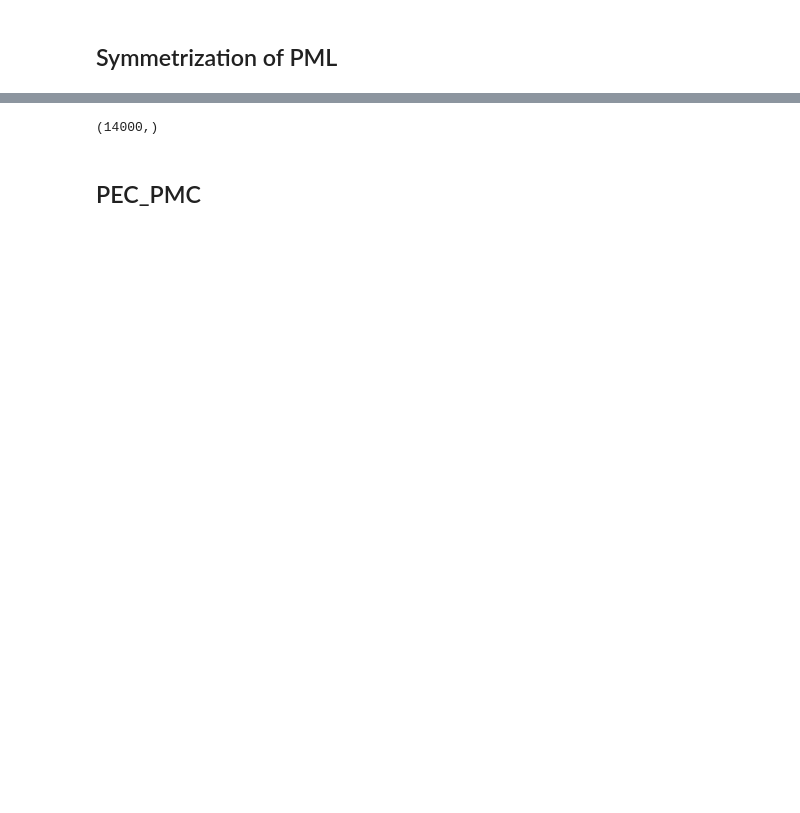
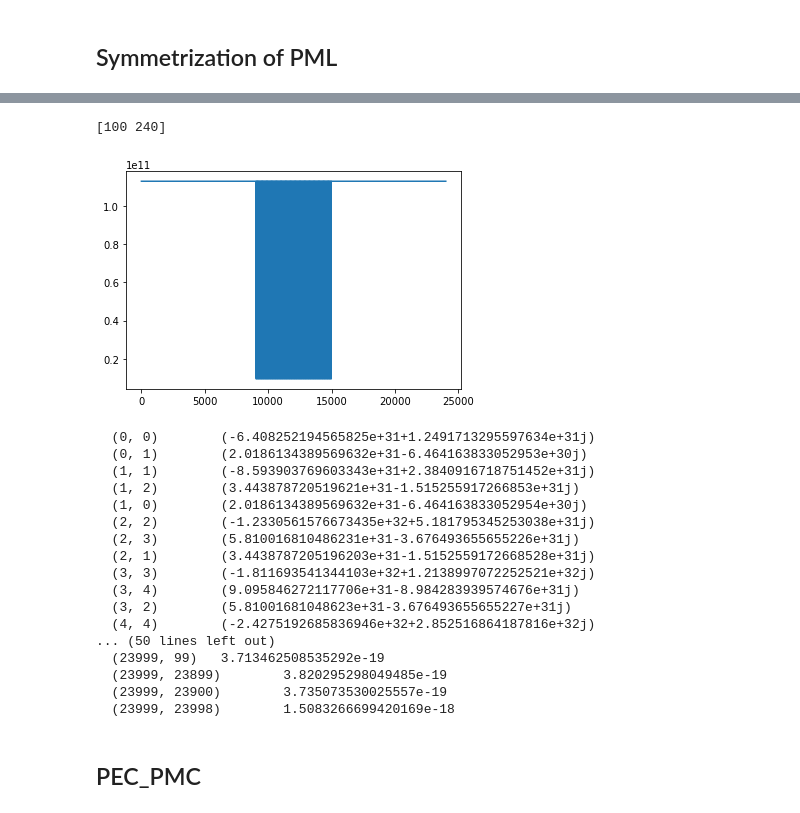
Before and after one commit to zhaonat/eigenwell, a Jupyter notebook: notebooks/test_grid_preconditioners.ipynb, the cells around one changed output, grey strips where cells are left out. Drawn from its saved outputs; the diff is of its cells as text; code cells hidden in the pictures; blank space fills up the shorter version.

```diff
--- a/notebooks/test_grid_preconditioners.ipynb
+++ b/notebooks/test_grid_preconditioners.ipynb
@@ -139,7 +173,48 @@ plt.show();
-# %%
-print(sxb.shape)
-# %% [output]
-(14000,)
+# %%
+#### test TM polarization
+eps_r = np.ones(N)
+print(N)
+eps_r[40:60,90:150] = 12;
+
+# invTepxx = sp.identity(M)
+# invTepyy = sp.identity(M)
+invTepxx = sp.spdiags(1/(EPSILON0*eps_r.flatten(order = 'F')), 0, M,M)
+invTepyy = sp.spdiags(1/(EPSILON0*eps_r.flatten(order = 'F')), 0, M,M)
+
+plt.plot(invTepxx.diagonal())
+plt.show();
+
+# ATM = -(1/MU0)* ( Sxb@fd.Dxb@(invTepxx)@Sxf@fd.Dxf + Syb@fd.Dyb@(invTepyy)@Syf@fd.Dyf )
+ATM = -(1/MU0)* ( Sxf@fd.Dxf@(invTepxx)@Sxb@fd.Dxb + Syf@fd.Dyf@(invTepyy)@Syb@fd.Dyb )
+
+ATM_sym= Pl2@ATM@Pr2;
+
+print(ATM_sym[0:5, 0:5])
+
+print(((abs(ATM_sym-ATM_sym.T)/np.max(np.abs(ATM_sym)))>1e-10).nnz)
+diff = (abs(ATM_sym-ATM_sym.T)/np.max(np.abs(ATM_sym)));
+print()
+print(diff)
+# %% [output]
+[100 240]
+[figure, added]
+  (0, 0)        (-6.408252194565825e+31+1.2491713295597634e+31j)
+  (0, 1)        (2.0186134389569632e+31-6.464163833052953e+30j)
+  (1, 1)        (-8.593903769603343e+31+2.3840916718751452e+31j)
+  (1, 2)        (3.443878720519621e+31-1.515255917266853e+31j)
+  (1, 0)        (2.0186134389569632e+31-6.464163833052954e+30j)
+  (2, 2)        (-1.2330561576673435e+32+5.181795345253038e+31j)
+  (2, 3)        (5.810016810486231e+31-3.676493655655226e+31j)
+  (2, 1)        (3.4438787205196203e+31-1.5152559172668528e+31j)
+  (3, 3)        (-1.811693541344103e+32+1.2138997072252521e+32j)
+  (3, 4)        (9.095846272117706e+31-8.984283939574676e+31j)
+  (3, 2)        (5.81001681048623e+31-3.676493655655227e+31j)
+  (4, 4)        (-2.4275192685836946e+32+2.852516864187816e+32j)
+... (50 lines left out)
+  (23999, 99)   3.713462508535292e-19
+  (23999, 23899)        3.820295298049485e-19
+  (23999, 23900)        3.735073530025557e-19
+  (23999, 23998)        1.5083266699420169e-18
 # %% [markdown]
 ## PEC_PMC
 # %%
```
Also changed, not shown: parts of 4 cells of this notebook, 6 other files.
